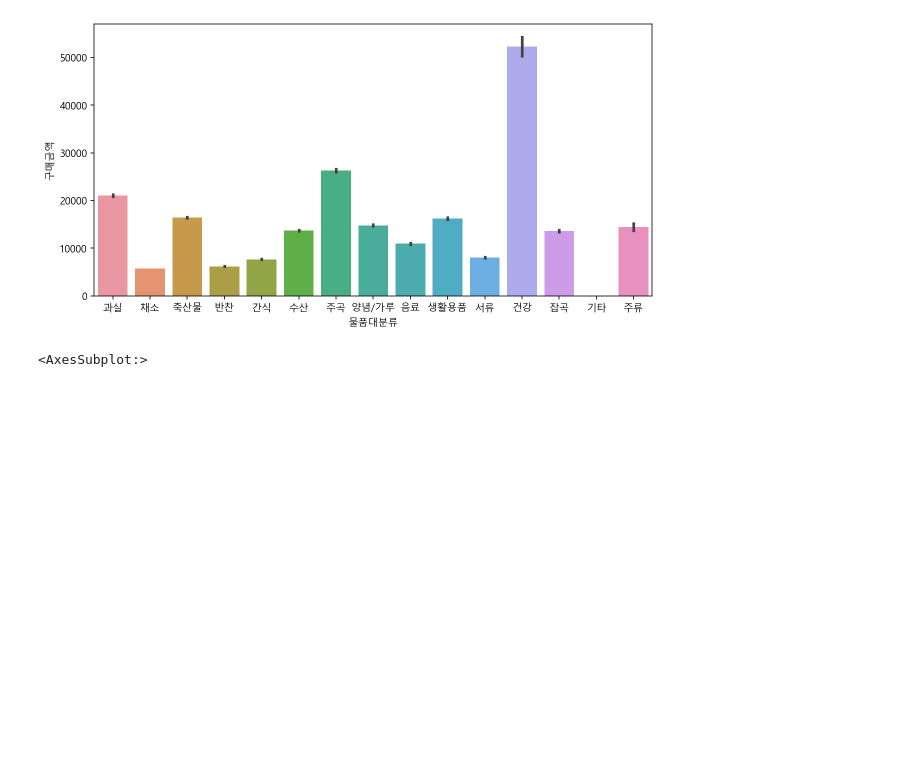
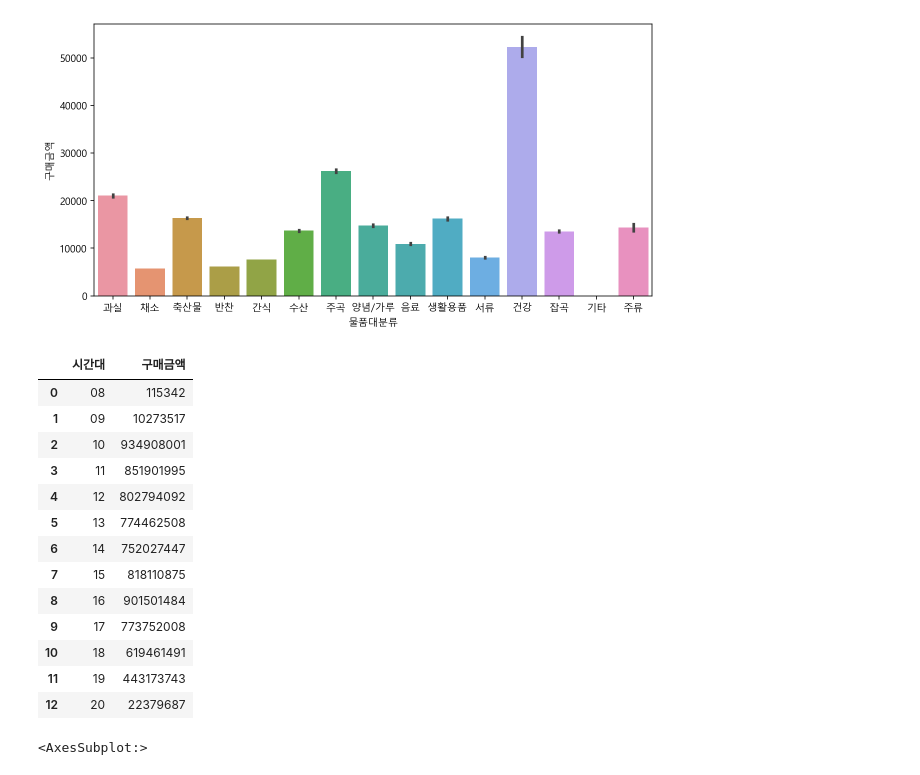
Before and after one commit to sener7106/TIL, a Jupyter notebook: Code/Excersize 4(Ch04).ipynb, the cells around one changed output. Cells and saved outputs as stored; diff of their text form; code cells hidden in the pictures; blank space fills up the shorter version.

```diff
--- a/Code/Excersize 4(Ch04).ipynb
+++ b/Code/Excersize 4(Ch04).ipynb
@@ -102,10 +102,26 @@ sns.barplot(data = df, x = '물품대분류', y = '구매금액')
 # %%
 #Ex 4-6. 예제 데이터의 구매시각에서 시간 단위만 추출하여, 새로운 column을 만들고, 시간에 따른 구매의 합을 피벗테이블로 만들기
 def func1(data) :
     return data[:2]
 
 df['시간대'] = df['구매시각'].apply(func1)
 new_df = df.pivot_table(index = '시간대', values = '구매금액', aggfunc = 'sum').reset_index()
+new_df
+# %% [output]
+|  | 시간대 | 구매금액 |
+| 0 | 08 | 115342 |
+| 1 | 09 | 10273517 |
+| 2 | 10 | 934908001 |
+| 3 | 11 | 851901995 |
+| 4 | 12 | 802794092 |
+| 5 | 13 | 774462508 |
+| 6 | 14 | 752027447 |
+| 7 | 15 | 818110875 |
+| 8 | 16 | 901501484 |
+| 9 | 17 | 773752008 |
+| 10 | 18 | 619461491 |
+| 11 | 19 | 443173743 |
+| 12 | 20 | 22379687 |
 # %%
 #Ex 4-7. 새로운 데이터프레임으로 선언하여 barplot 하기
 new_df.plot.bar()
```
Also changed, not shown: parts of 4 cells of this notebook, 6 other files.
